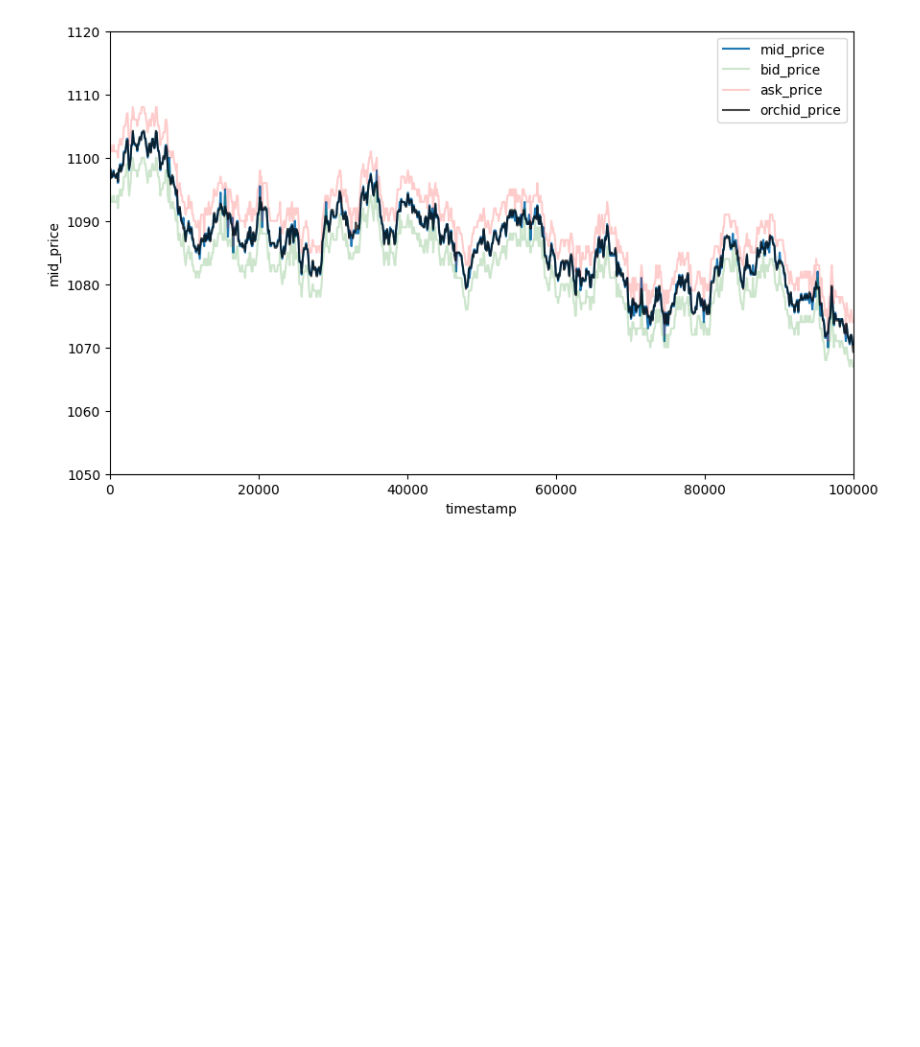
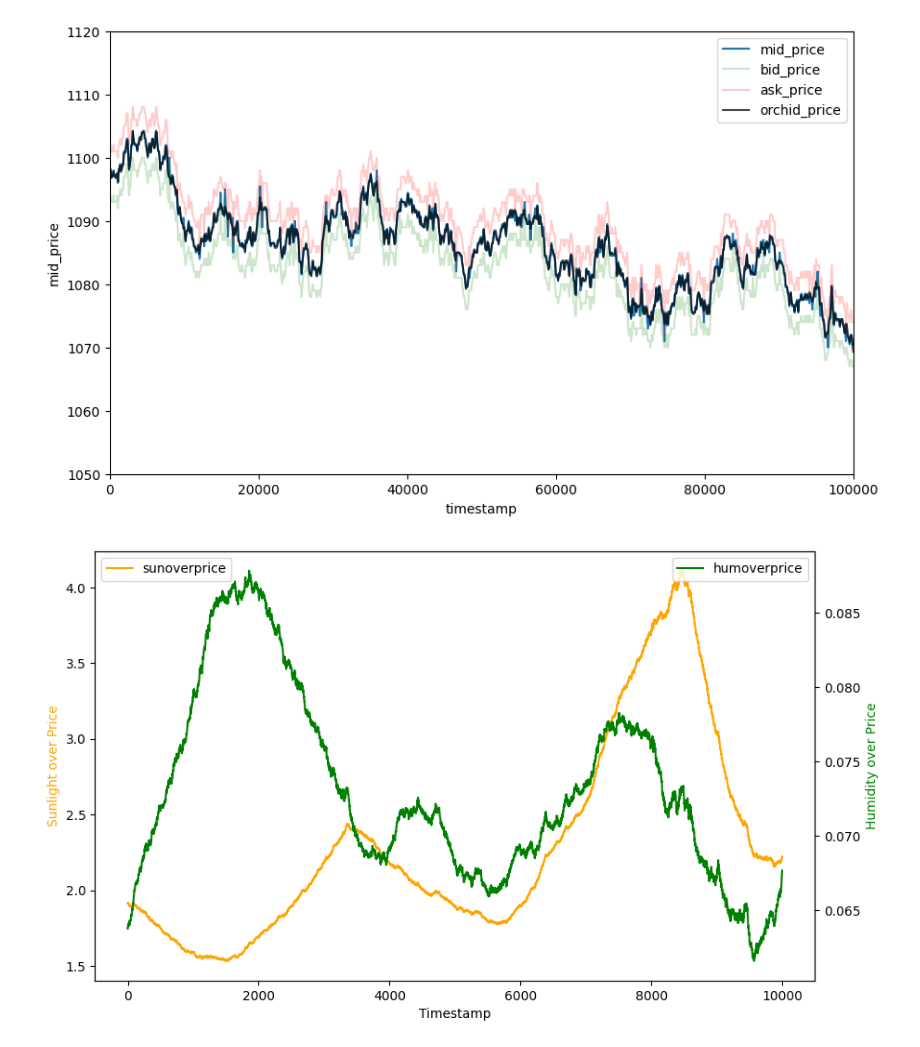
Before and after one commit to dakshox/Prosperity, a Jupyter notebook: second-round/daksh-work/analysis.ipynb, the cells around one changed output. Cells and saved outputs as stored; diff of their text form; code cells hidden in the pictures; blank space fills up the shorter version.

```diff
--- a/second-round/daksh-work/analysis.ipynb
+++ b/second-round/daksh-work/analysis.ipynb
@@ -3,9 +3,11 @@ import pandas as pd
 import numpy as np
 import matplotlib.pyplot as plt
 import seaborn as sns
+import scipy.stats as stats
+from sklearn.metrics import r2_score
 
 
-filepath_orchid = 'C:/SandBox/Prosperity/second-round/data/prices_round_2_day_1.csv'
+filepath_orchid = 'C:/SandBox/Prosperity/data/raw/prices_round_2_day_1.csv'
 filepath_bots = 'C:/SandBox/Prosperity/second-round/daksh-work/botData.csv'
 
 ORCHIDS = 'ORCHIDS'
@@ -90,3 +77,33 @@ plt.ylim(1050, 1120)
 # %% [output]
 (1050.0, 1120.0)
 [figure]
+# %%
+sunoverprice = orchid_observation['SUNLIGHT'] / orchid_observation[ORCHIDS]
+humoverprice = orchid_observation['HUMIDITY'] / orchid_observation[ORCHIDS]
+
+fig, ax1 = plt.subplots(figsize=(10, 6))
+
+# Plot sunoverprice
+sns.lineplot(data=sunoverprice, label='sunoverprice', ax=ax1, color='orange')
+
+# Set the labels for the first axis
+ax1.set_xlabel('Timestamp')
+ax1.set_ylabel('Sunlight over Price', color='orange')
+
+# Create a second axis sharing the same x-axis
+ax2 = ax1.twinx()
+
+# Plot humoverprice
+sns.lineplot(data=humoverprice, label='humoverprice', ax=ax2, color='green')
+
+# Set the labels for the second axis
+ax2.set_ylabel('Humidity over Price', color='green')
+
+# Show the plot
+plt.show()
+
+# plt.figure(figsize=(10, 6))
+# sns.lineplot(data = sunoverprice, label = 'sunoverprice')
+# sns.lineplot(data = humoverprice, label = 'humoverprice')
+# %% [output]
+[figure, added]
```
Also changed, not shown: parts of 15 cells of this notebook, 4 other files.
